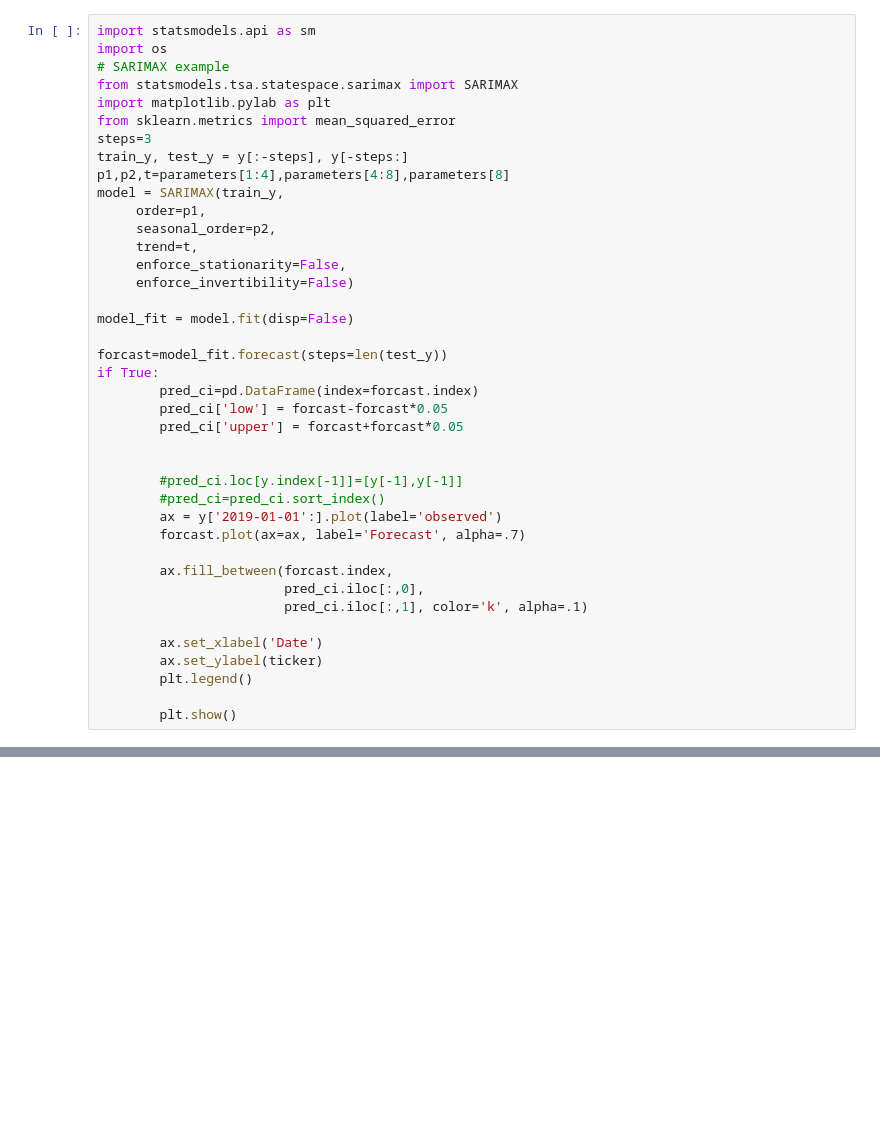
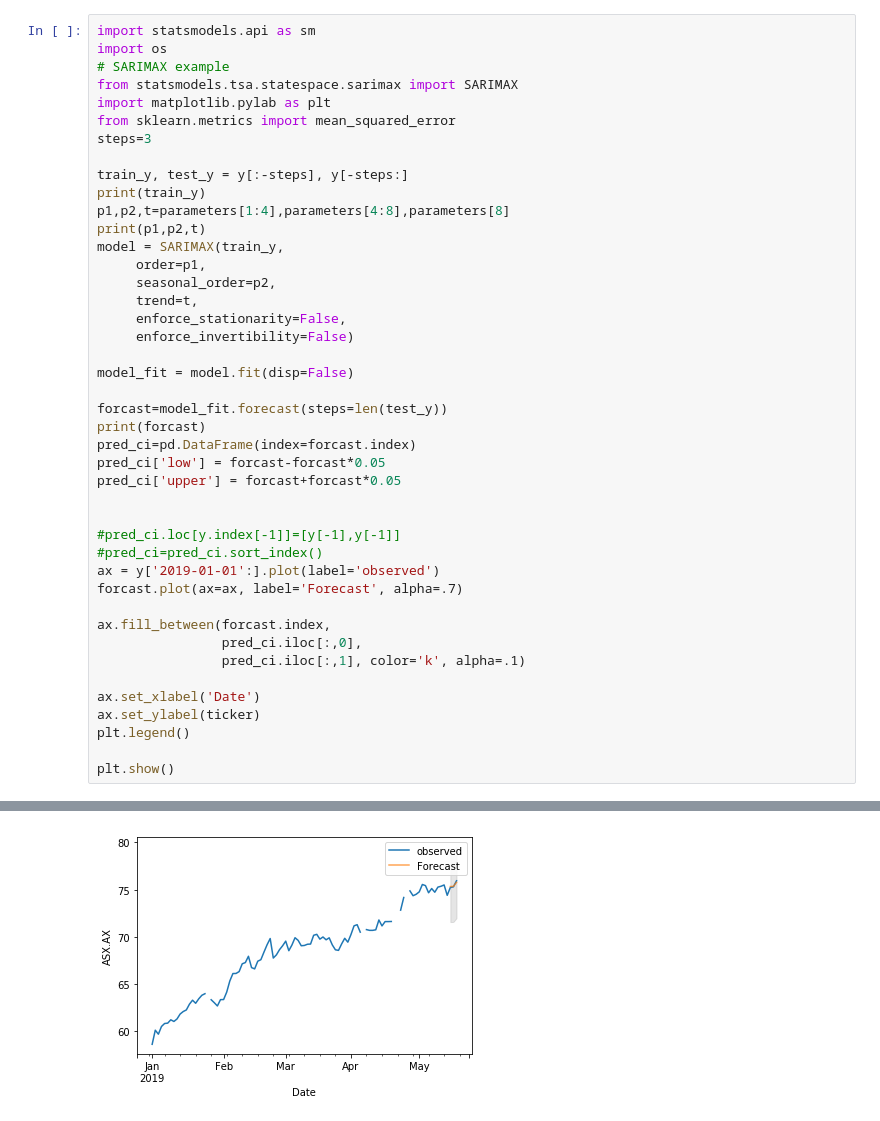
Before and after one commit to pengdannywang/JanePython, a Jupyter notebook: src/stockthread/onestock.ipynb, the cells around one changed output, grey strips where cells are left out. Saved outputs shown, nothing was run; the diff lists cells and outputs as text; blank space fills up the shorter version.

```diff
--- a/src/stockthread/onestock.ipynb
+++ b/src/stockthread/onestock.ipynb
@@ -44,8 +57,11 @@ from statsmodels.tsa.statespace.sarimax import SARIMAX
 import matplotlib.pylab as plt
 from sklearn.metrics import mean_squared_error
 steps=3
+
 train_y, test_y = y[:-steps], y[-steps:]
+print(train_y)
 p1,p2,t=parameters[1:4],parameters[4:8],parameters[8]
+print(p1,p2,t)
 model = SARIMAX(train_y,
      order=p1,
      seasonal_order=p2,
@@ -56,23 +72,24 @@ model = SARIMAX(train_y,
 model_fit = model.fit(disp=False)
 
 forcast=model_fit.forecast(steps=len(test_y))
-if True:
-        pred_ci=pd.DataFrame(index=forcast.index)
-        pred_ci['low'] = forcast-forcast*0.05
-        pred_ci['upper'] = forcast+forcast*0.05
+print(forcast)
+pred_ci=pd.DataFrame(index=forcast.index)
+pred_ci['low'] = forcast-forcast*0.05
+pred_ci['upper'] = forcast+forcast*0.05
 
 
-        #pred_ci.loc[y.index[-1]]=[y[-1],y[-1]]
-        #pred_ci=pred_ci.sort_index()
-        ax = y['2019-01-01':].plot(label='observed')
-        forcast.plot(ax=ax, label='Forecast', alpha=.7)
+#pred_ci.loc[y.index[-1]]=[y[-1],y[-1]]
+#pred_ci=pred_ci.sort_index()
+ax = y['2019-01-01':].plot(label='observed')
+forcast.plot(ax=ax, label='Forecast', alpha=.7)
 
-        ax.fill_between(forcast.index,
-                        pred_ci.iloc[:,0],
-                        pred_ci.iloc[:,1], color='k', alpha=.1)
+ax.fill_between(forcast.index,
+                pred_ci.iloc[:,0],
+                pred_ci.iloc[:,1], color='k', alpha=.1)
 
-        ax.set_xlabel('Date')
-        ax.set_ylabel(ticker)
-        plt.legend()
+ax.set_xlabel('Date')
+ax.set_ylabel(ticker)
+plt.legend()
 
-        plt.show()
+plt.show()
+# %% [output]
@@ -79,3 +113,4 @@ if True:
+[figure, added]
 # %%
 
 if( len(parameters)>0):
```
Also changed, not shown: parts of 5 cells of this notebook, 21 other files.
